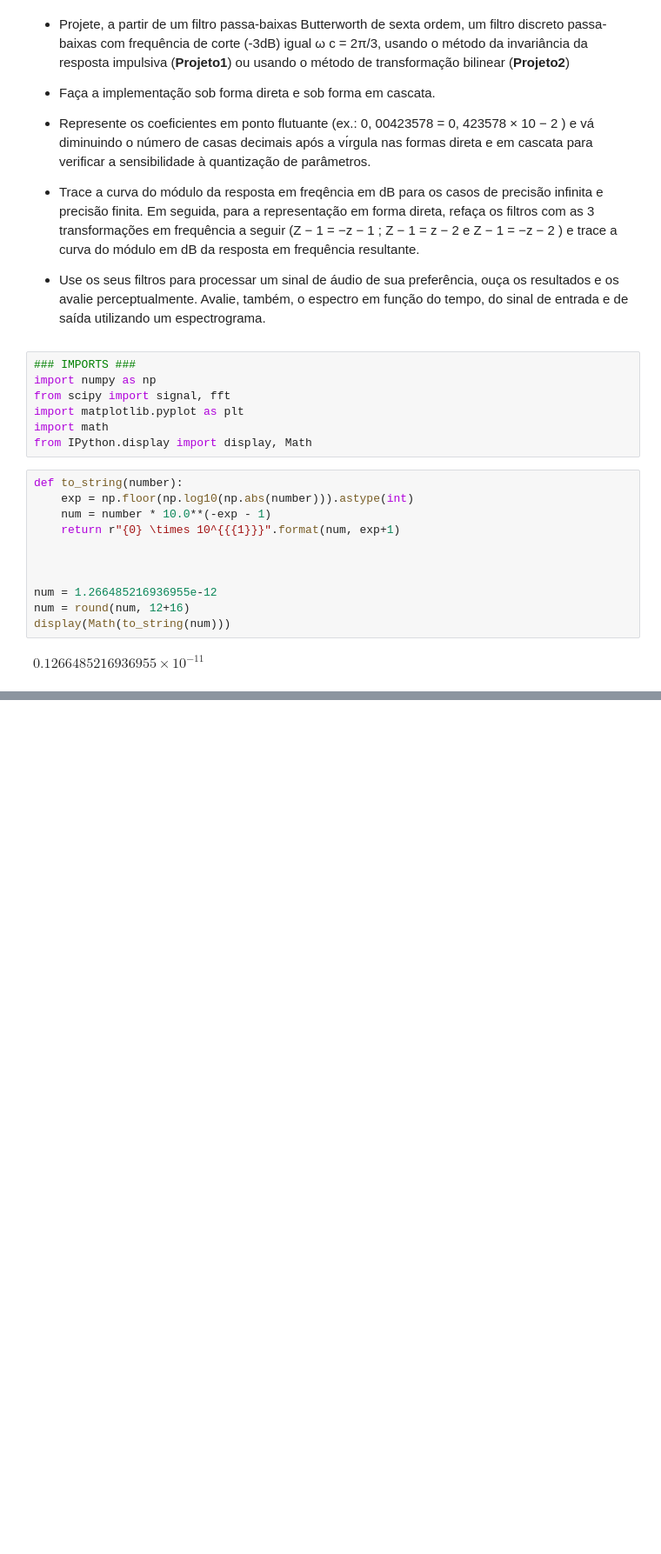
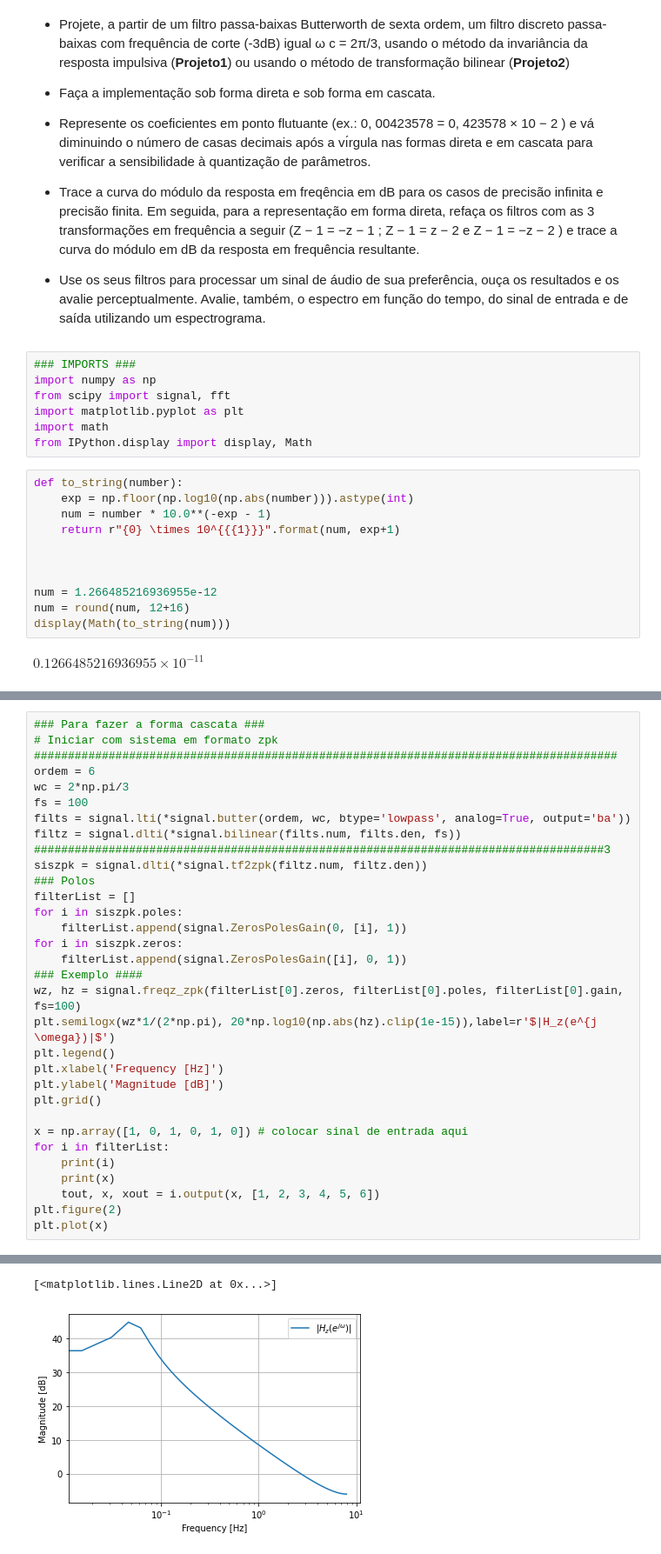
Before and after one commit to oliveiraop/pds-ufba, a Jupyter notebook: trabalho01/trab01.ipynb, the cells around one changed output, grey strips where cells are left out. Shown: that part at 87% size. Saved outputs shown, nothing was run; the diff lists cells and outputs as text; blank space fills up the shorter version.

```diff
--- a/trabalho01/trab01.ipynb
+++ b/trabalho01/trab01.ipynb
@@ -67,0 +70,33 @@ dt: None
+# %%
+### Para fazer a forma cascata ###
+# Iniciar com sistema em formato zpk
+######################################################################################
+ordem = 6
+wc = 2*np.pi/3
+fs = 100
+filts = signal.lti(*signal.butter(ordem, wc, btype='lowpass', analog=True, output='ba'))
+filtz = signal.dlti(*signal.bilinear(filts.num, filts.den, fs))
+####################################################################################3
+siszpk = signal.dlti(*signal.tf2zpk(filtz.num, filtz.den))
+### Polos
+filterList = []
+for i in siszpk.poles:
+    filterList.append(signal.ZerosPolesGain(0, [i], 1))
+for i in siszpk.zeros:
+    filterList.append(signal.ZerosPolesGain([i], 0, 1))
+### Exemplo ####
+wz, hz = signal.freqz_zpk(filterList[0].zeros, filterList[0].poles, filterList[0].gain, fs=100)
+plt.semilogx(wz*1/(2*np.pi), 20*np.log10(np.abs(hz).clip(1e-15)),label=r'$|H_z(e^{j \omega})|$')
+plt.legend()
+plt.xlabel('Frequency [Hz]')
+plt.ylabel('Magnitude [dB]')
+plt.grid()
+
+x = np.array([1, 0, 1, 0, 1, 0]) # colocar sinal de entrada aqui
+for i in filterList:
+    print(i)
+    print(x)
+    tout, x, xout = i.output(x, [1, 2, 3, 4, 5, 6])
+plt.figure(2)
+plt.plot(x)
+# %% [output]
@@ -67,0 +120,2 @@ dt: None
+[<matplotlib.lines.Line2D at 0x...>]
+[figure, added]
```
Also changed, not shown: parts of 3 cells of this notebook.
